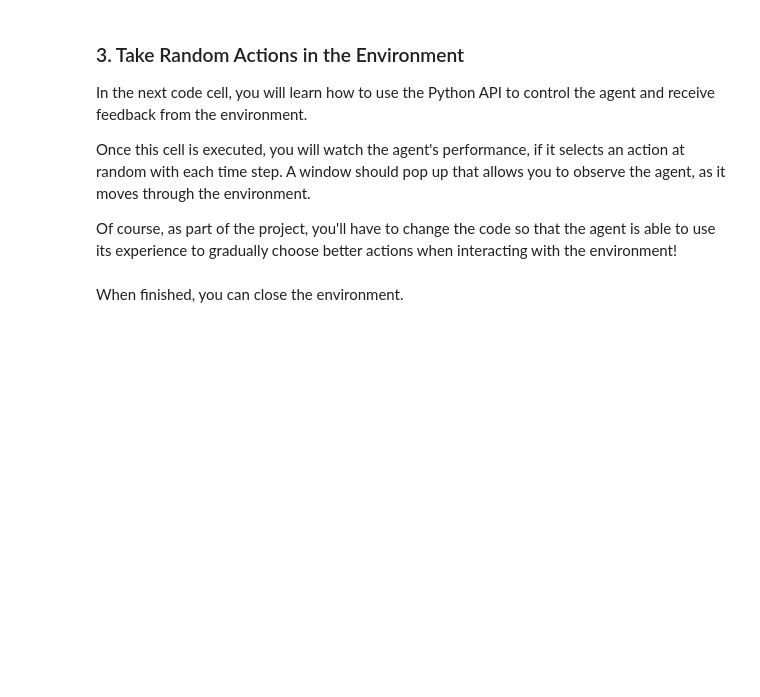
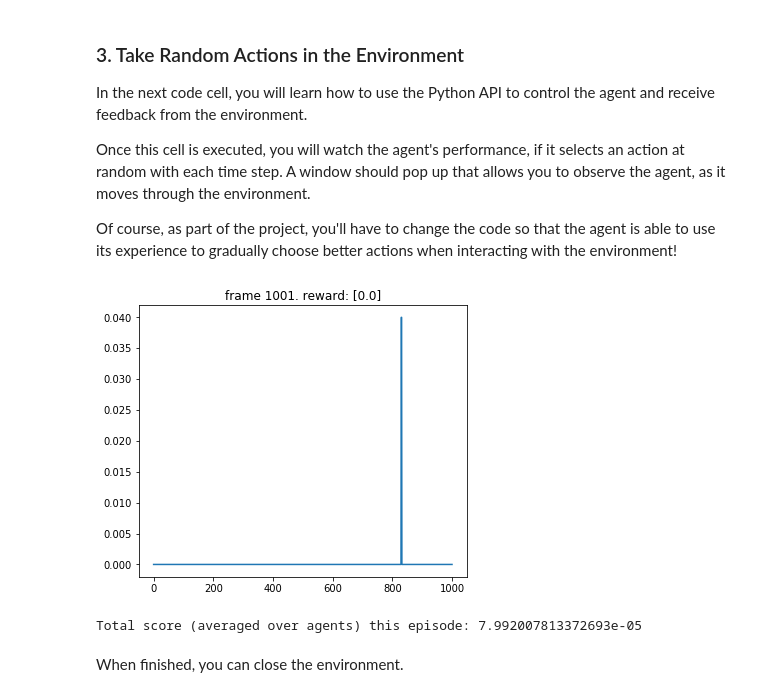
Before and after one commit to udacity/deep-reinforcement-learning, a Jupyter notebook: p2_continuous-control/Continuous_Control.ipynb, the cells around one changed output. Drawn from its saved outputs; the diff is of its cells as text; code cells hidden in the pictures; blank space fills up the shorter version.

````diff
--- a/p2_continuous-control/Continuous_Control.ipynb
+++ b/p2_continuous-control/Continuous_Control.ipynb
@@ -8,6 +8,19 @@ In this notebook, you will learn how to use the Unity ML-Agents environment for
 ### 1. Start the Environment
 
 We begin by importing the necessary packages.  If the code cell below returns an error, please revisit the project instructions to double-check that you have installed [Unity ML-Agents](https://github.com/Unity-Technologies/ml-agents/blob/master/docs/Installation.md) and [NumPy](http://www.numpy.org/).
+# %%
+from IPython.display import clear_output
+import matplotlib.pyplot as plt
+%matplotlib inline
+
+
+def plot(frame_idx, rewards):
+    clear_output(True)
+    plt.figure(figsize=(20,5))
+    plt.subplot(131)
+    plt.title('frame %s. reward: %s' % (frame_idx, rewards[-1]))
+    plt.plot(rewards)
+    plt.show()
 # %%
 from unityagents import UnityEnvironment
 import numpy as np
@@ -27,4 +40,4 @@ For instance, if you are using a Mac, then you downloaded `Reacher.app`.  If thi
 env = UnityEnvironment(file_name="Reacher.app")
 ```
 # %%
-env = UnityEnvironment(file_name='...')
+env = UnityEnvironment(file_name='reacher/reacher')
@@ -68,21 +112,38 @@ Once this cell is executed, you will watch the agent's performance, if it select
 
 Of course, as part of the project, you'll have to change the code so that the agent is able to use its experience to gradually choose better actions when interacting with the environment!
 # %%
-env_info = env.reset(train_mode=False)[brain_name]     # reset the environment
+from collections import deque
+
+env_info = env.reset(train_mode=True)[brain_name]     # reset the environment
 states = env_info.vector_observations                  # get the current state (for each agent)
-scores = np.zeros(num_agents)                          # initialize the score (for each agent)
+#scores = np.zeros(num_agents)                          # initialize the score (for each agent)
+scores_window = deque(maxlen=100)  # last 100 scores
+scores = []
+steps=0
 while True:
+    steps += 1
     actions = np.random.randn(num_agents, action_size) # select an action (for each agent)
     actions = np.clip(actions, -1, 1)                  # all actions between -1 and 1
+    print(actions)
     env_info = env.step(actions)[brain_name]           # send all actions to tne environment
     next_states = env_info.vector_observations         # get next state (for each agent)
     rewards = env_info.rewards                         # get reward (for each agent)
     dones = env_info.local_done                        # see if episode finished
-    scores += env_info.rewards                         # update the score (for each agent)
+    scores.append(env_info.rewards)                         # update the score (for each agent)
+    scores_window.append(env_info.rewards)                         # update the score (for each agent)
     states = next_states                               # roll over states to next time step
     if np.any(dones):                                  # exit loop if episode finished
+        print("Mean score over last 100 steps ", np.mean(scores_window), " steps: ", steps)
+        plot(steps, scores)
         break
+    if steps% 5 == 0:
+        print("Mean score over last 100 steps ", np.mean(scores_window), " steps: ", steps)
+        plot(steps, scores_window)
+
 print('Total score (averaged over agents) this episode: {}'.format(np.mean(scores)))
+# %% [output]
+[figure, added]
+Total score (averaged over agents) this episode: 7.992007813372693e-05
 # %% [markdown]
 When finished, you can close the environment.
 # %%
````
Also changed, not shown: parts of 12 cells of this notebook, 1 other file.
